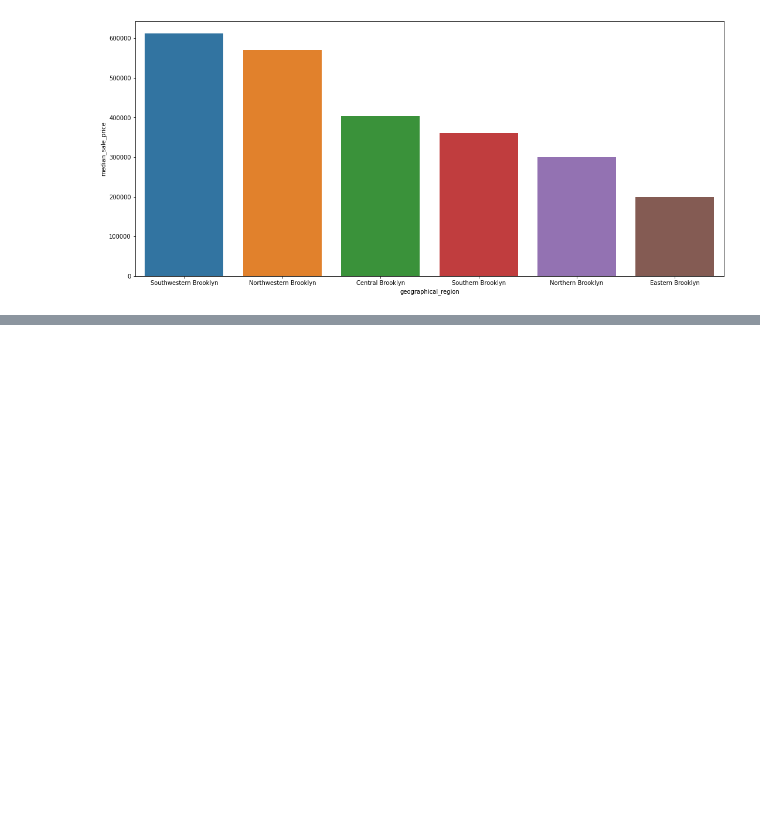
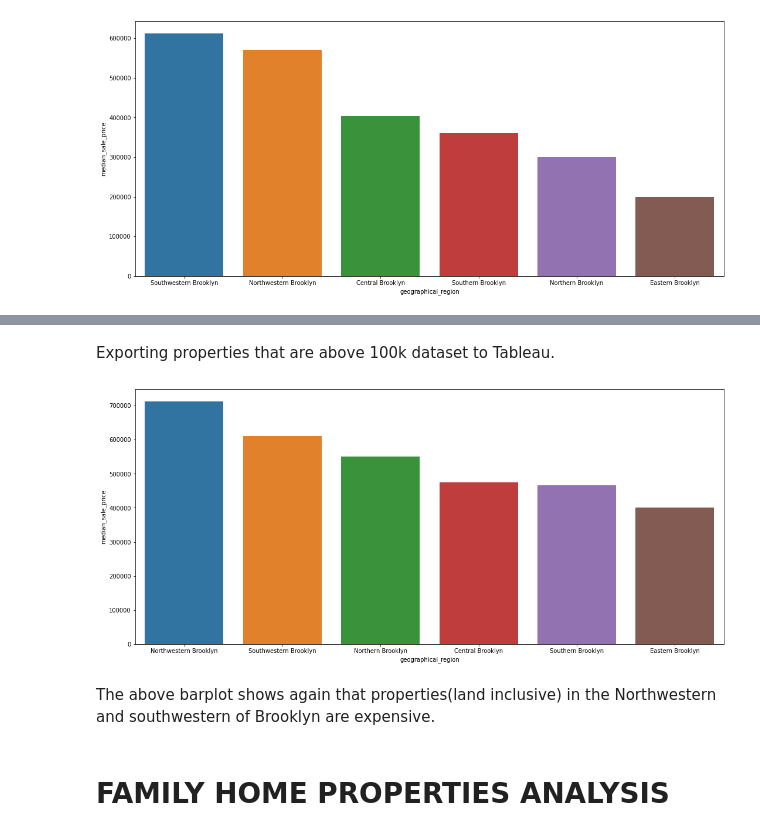
Before and after one commit to Ayomi-tech/brooklyn_housing_project, a Jupyter notebook: Exploratory_analysis_notebook.ipynb, the cells around one changed output, grey strips where cells are left out. Drawn from its saved outputs; the diff is of its cells as text; code cells hidden in the pictures; blank space fills up the shorter version.

```diff
--- a/Exploratory_analysis_notebook.ipynb
+++ b/Exploratory_analysis_notebook.ipynb
@@ -82,0 +113,2 @@ plt.show()
+# %%
+properties_over_100k = full_sale.loc[full_sale["sale_price"] > 100000]
@@ -82,0 +124,2 @@ plt.show()
+# %% [markdown]
+Exporting properties that are above 100k dataset to Tableau.
@@ -82,0 +128,14 @@ plt.show()
+# %%
+region_average_price = properties_over_100k.groupby("geographical_region")["sale_price"].median().reset_index().sort_values("sale_price",
+                                                                                                                            ascending=False).rename(columns=({"sale_price":"median_sale_price"}))
+# %%
+fig, ax = plt.subplots(figsize=(18, 8))
+sns.barplot(region_average_price["geographical_region"], region_average_price["median_sale_price"])
+plt.ticklabel_format(axis="y", style="plain")
+plt.show()
+# %% [output]
+[figure, added]
+# %% [markdown]
+The above barplot shows again that properties(land inclusive) in the Northwestern and southwestern of Brooklyn are expensive.
+# %% [markdown]
+# FAMILY HOME PROPERTIES ANALYSIS
```
Also changed, not shown: parts of 11 cells of this notebook.
